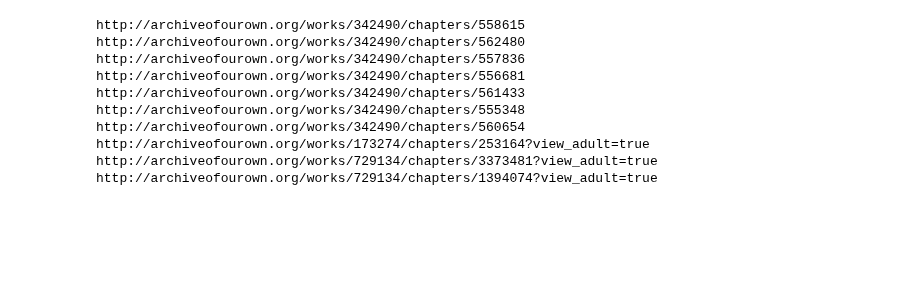
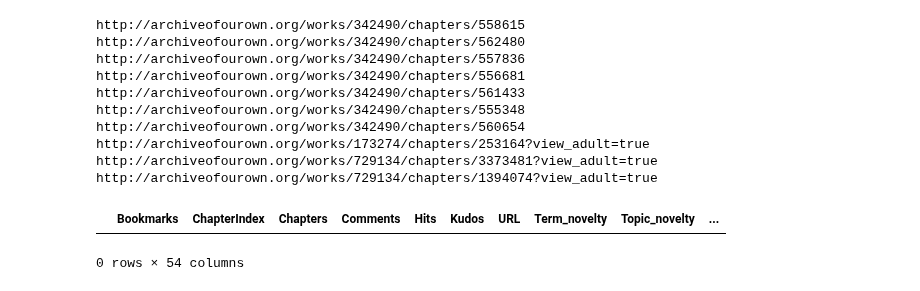
Before and after one commit to yzjing/ao3_old, a Jupyter notebook: exps/20180604_regression/find_novel_works.ipynb, the cells around one changed output. Saved outputs shown, nothing was run; the diff lists cells and outputs as text; code cells hidden in the pictures; blank space fills up the shorter version.

```diff
--- a/exps/20180604_regression/find_novel_works.ipynb
+++ b/exps/20180604_regression/find_novel_works.ipynb
@@ -197,6 +196,6 @@ df_all.sort_values(by = ['Kudos','Term_novelty'])[-10:]
 10 rows × 54 columns
 # %%
-df_all.sort_values(by = ['Kudos','Topic_novelty'])[-10:]
+df_all = df_all.sort_values(by = ['Kudos'])
 # %% [output]
 |  | Bookmarks | ChapterIndex | Chapters | Comments | Hits | Kudos | URL | Term_novelty | Topic_novelty | ... |
 | 3549 | 210 | 4.0 | 13 | 21 | 162275.0 | 7713.0 | http://archiveofourown.org/works/... | 0.305969 | 0.563810 | ... |
@@ -238,3 +237,8 @@ http://archiveofourown.org/works/342490/chapters/560654
 http://archiveofourown.org/works/173274/chapters/253164?view_adult=true
 http://archiveofourown.org/works/729134/chapters/3373481?view_adult=true
 http://archiveofourown.org/works/729134/chapters/1394074?view_adult=true
+# %%
+df_all[df_all.URL == 'https://archiveofourown.org/works/2080878']
+# %% [output]
+|  | Bookmarks | ChapterIndex | Chapters | Comments | Hits | Kudos | URL | Term_novelty | Topic_novelty | ... |
+0 rows × 54 columns
```
Also changed, not shown: parts of 3 cells of this notebook, 8 other files.
